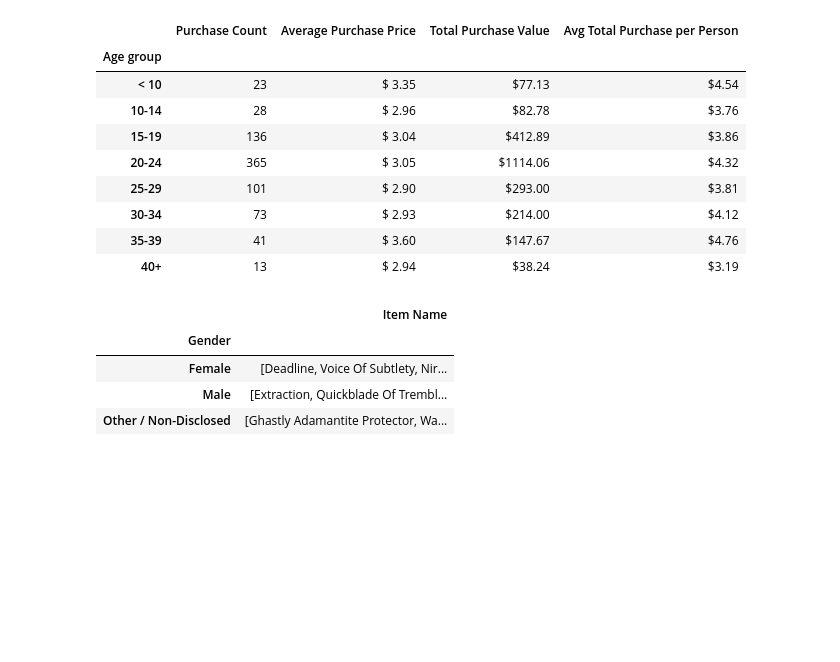
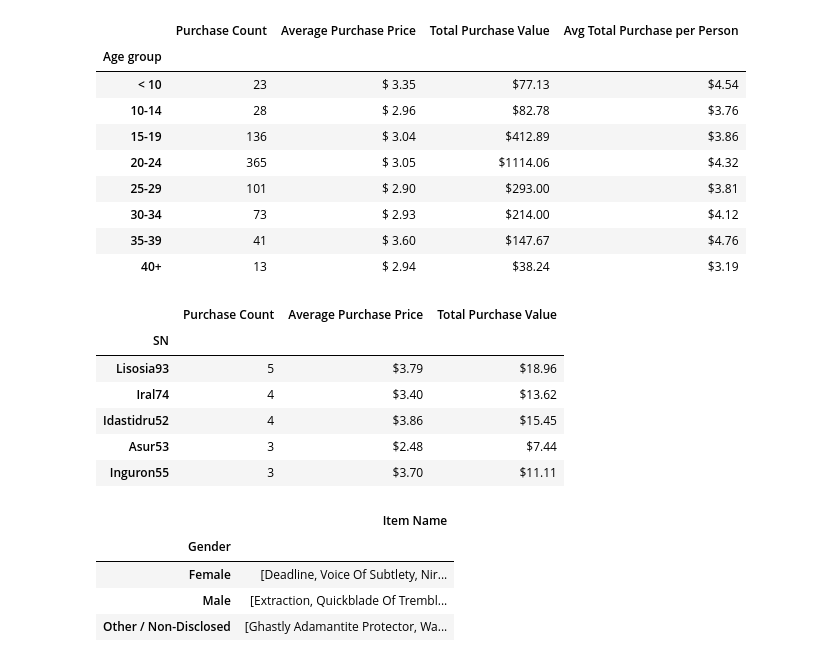
Before and after one commit to kplam624/Pandas-Challenge, a Jupyter notebook: Submission/main.ipynb, the cells around one changed output. Cells and saved outputs as stored; diff of their text form; code cells hidden in the pictures; blank space fills up the shorter version.

Commit message:
Finished top spenders, onto most popular items.

```diff
--- a/Submission/main.ipynb
+++ b/Submission/main.ipynb
@@ -189,6 +189,27 @@ summary_age_group_df
 | 30-34 | 73 | $ 2.93 | $214.00 | $4.12 |
 | 35-39 | 41 | $ 3.60 | $147.67 | $4.76 |
 | 40+ | 13 | $ 2.94 | $38.24 | $3.19 |
+# %%
+top_df = df.groupby("SN")
+top_average_purchase = top_df["Price"].mean().map("${:.2f}".format)
+top_total_purchase = top_df["Price"].sum().map("${:.2f}".format)
+
+top_spender_df = pd.DataFrame(top_df["SN"].count())
+top_spender_df["Average Purchase Price"] = top_average_purchase
+top_spender_df["Total Purchase Value"] = top_total_purchase
+top_spender_df = top_spender_df.rename(columns = {"SN":"Purchase Count"})
+
+top_spender_df = top_spender_df.sort_values("Purchase Count", ascending = False)
+
+top_spender_df.head()
+# %% [output]
+|  | Purchase Count | Average Purchase Price | Total Purchase Value |
+| SN |  |  |  |
+| Lisosia93 | 5 | $3.79 | $18.96 |
+| Iral74 | 4 | $3.40 | $13.62 |
+| Idastidru52 | 4 | $3.86 | $15.45 |
+| Asur53 | 3 | $2.48 | $7.44 |
+| Inguron55 | 3 | $3.70 | $11.11 |
 # %%
 ##test code to mess around with
 test = df.groupby(['Gender'])
```
